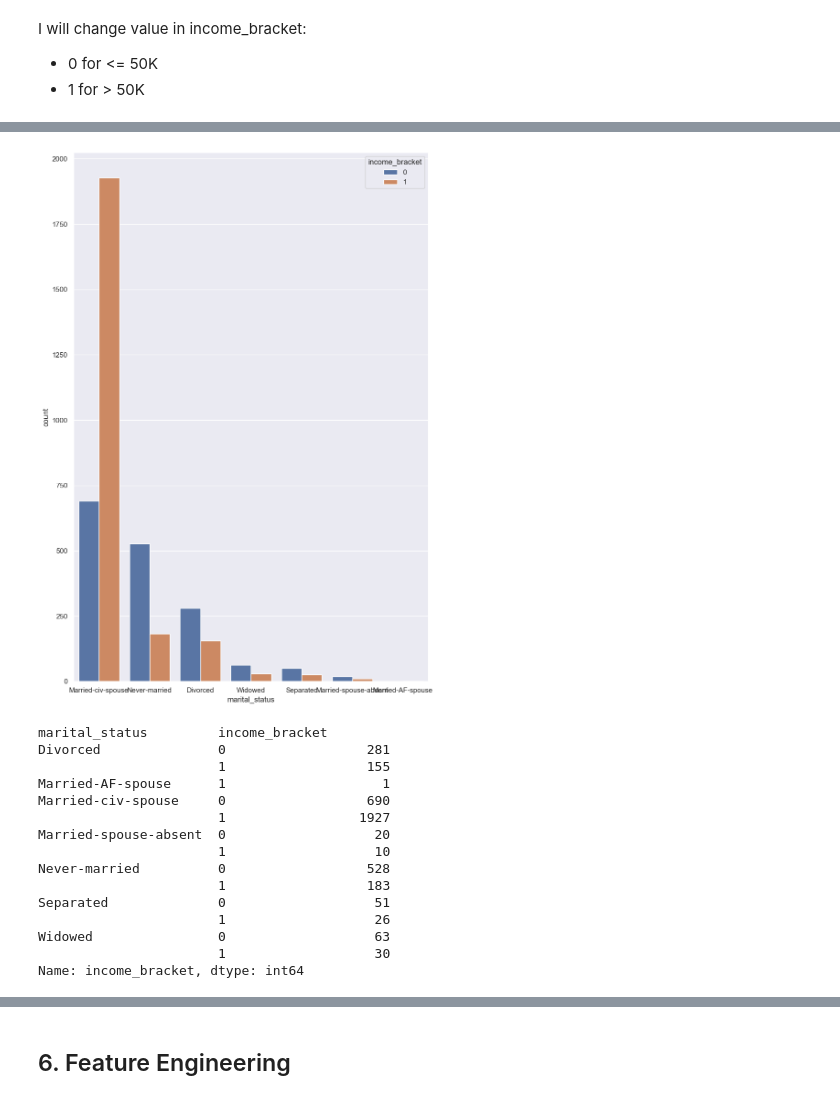
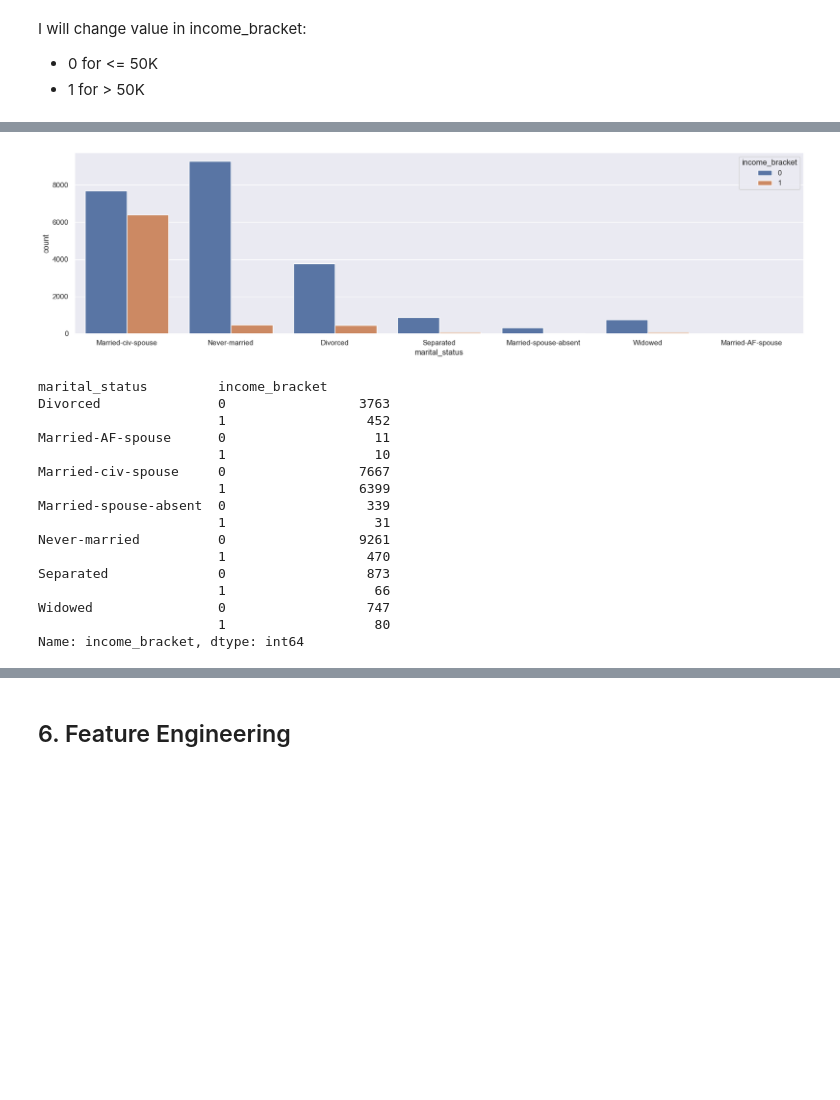
Before and after one commit to zakish29/census-adult-income, a Jupyter notebook: h8dsft_P1G2_zaki.ipynb, the cells around one changed output, grey strips where cells are left out. Drawn from its saved outputs; the diff is of its cells as text; code cells hidden in the pictures; blank space fills up the shorter version.

```diff
--- a/h8dsft_P1G2_zaki.ipynb
+++ b/h8dsft_P1G2_zaki.ipynb
@@ -202,4 +193,0 @@ df.shape
-# %%
-# drop rows with value 0 in both capital_gain and capital_loss
-df = df[(df['capital_gain'] != 0) | (df['capital_loss'] != 0)]
-df.shape
@@ -332,27 +335,27 @@ plt.show()
 # %%
-fig, ax = figsize=(10,6)
+fig, ax = plt.subplots(figsize=(20, 5))
 sns.countplot(data=df, x='marital_status', hue='income_bracket')
-plt.rcParams["figure.figsize"] = (10,15)
 plt.show()
 # %% [output]
-[figure, old version]
+[figure, new version]
 # %%
 df.groupby(['marital_status' ,'income_bracket'])['income_bracket'].count()
 # %% [output]
 marital_status         income_bracket
-Divorced               0                  281
-                       1                  155
-Married-AF-spouse      1                    1
-Married-civ-spouse     0                  690
-                       1                 1927
-Married-spouse-absent  0                   20
+Divorced               0                 3763
+                       1                  452
+Married-AF-spouse      0                   11
                        1                   10
-Never-married          0                  528
-                       1                  183
-Separated              0                   51
-                       1                   26
-Widowed                0                   63
-                       1                   30
+Married-civ-spouse     0                 7667
+                       1                 6399
+Married-spouse-absent  0                  339
+                       1                   31
+Never-married          0                 9261
+                       1                  470
+Separated              0                  873
+                       1                   66
+Widowed                0                  747
+                       1                   80
 Name: income_bracket, dtype: int64
 # %%
 df.isna().sum()
```
Also changed, not shown: parts of 37 cells of this notebook, 8 other files.
